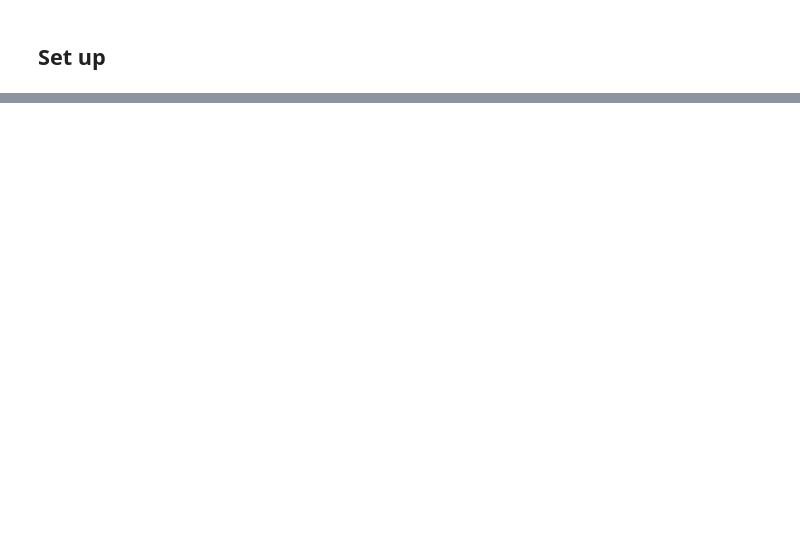
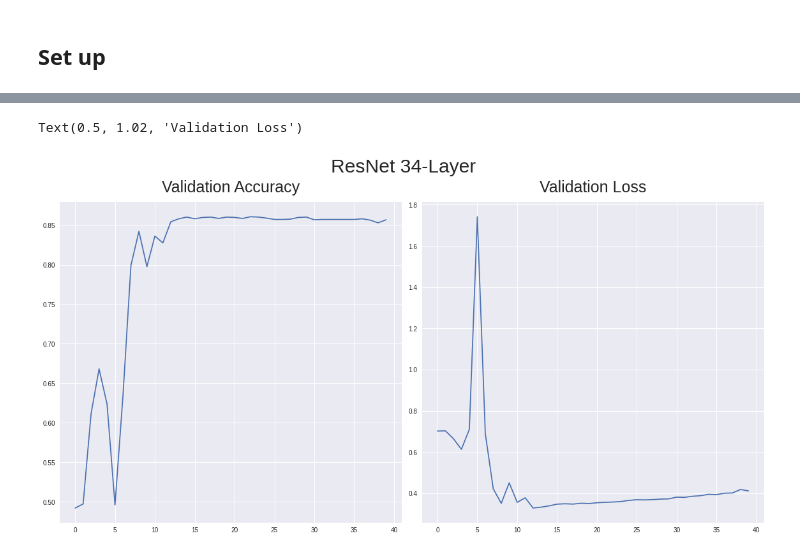
Before and after one commit to jujemu/GoingHigher, a Jupyter notebook: 2/[GD_2]ResNet.ipynb, the cells around one changed output, grey strips where cells are left out. Saved outputs shown, nothing was run; the diff lists cells and outputs as text; code cells hidden in the pictures; blank space fills up the shorter version.

```diff
--- a/2/[GD_2]ResNet.ipynb
+++ b/2/[GD_2]ResNet.ipynb
@@ -346,0 +651,8 @@ ________________________________________________________________________________
+# %%
+val = (
+    val.shuffle(BUFFER_SIZE)
+    .map(preprocess_dataset)
+    .batch(BATCH_SIZE)
+    .prefetch(tf.data.AUTOTUNE)
+)
+val
@@ -346,0 +774,14 @@ ________________________________________________________________________________
+# %%
+reduce_lr = keras.callbacks.ReduceLROnPlateau(monitor='val_loss', factor=0.1, patience=3, min_lr=0.0001)
+
+file_path = path_drive + '/checkpoint_50'
+check_point = tf.keras.callbacks.ModelCheckpoint(file_path, verbose=1, save_best_only=True)
+
+input_size = (224, 224, 3)
+epochs = 40
+num_blocks_ls = [3, 4, 6, 3]
+num_classes = 2
+
+layer = 1
+model_50 = build_resnet(input_size, num_blocks_ls, num_classes, is_50=True)
+model_50.summary()
@@ -346,0 +806,5 @@ ________________________________________________________________________________
+# %%
+SGD = keras.optimizers.SGD(learning_rate=0.1, momentum=0.9)
+
+model_50.compile(SGD, loss='binary_crossentropy', metrics=['accuracy'])
+history = model_50.fit(train, validation_data=val, callbacks=[check_point, reduce_lr], epochs=epochs, use_multiprocessing=True)
@@ -346,0 +845,15 @@ ________________________________________________________________________________
+# %%
+# Layer 50
+accuracy, loss = history.history['val_accuracy'], history.history['val_loss']
+epoch = range(40)
+
+fig, ax = plt.subplots(1, 2, figsize=(16,8))
+fig.suptitle("ResNet 34-Layer", y=1.04, size=30)
+
+ax[0].plot(epoch, accuracy)
+ax[0].set_title("Validation Accuracy", size=25, y=1.02)
+ax[1].plot(epoch, loss)
+ax[1].set_title("Validation Loss", size=25, y=1.02)
+# %% [output]
+Text(0.5, 1.02, 'Validation Loss')
+[figure, added]
```
Also changed, not shown: parts of 70 cells of this notebook.
